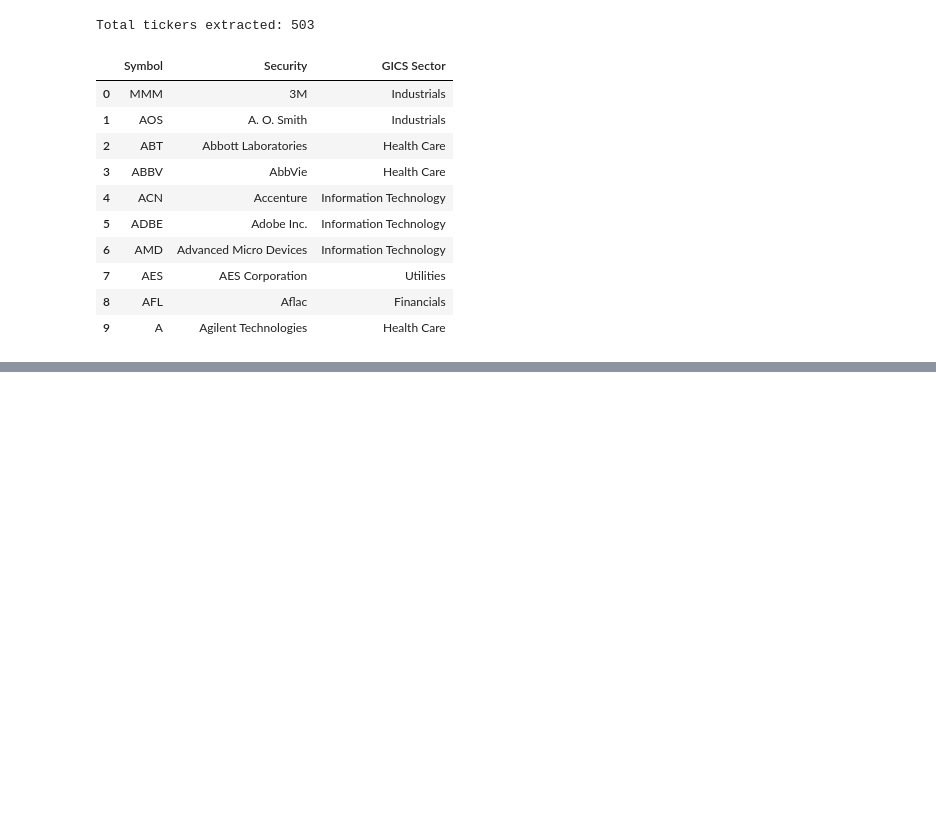
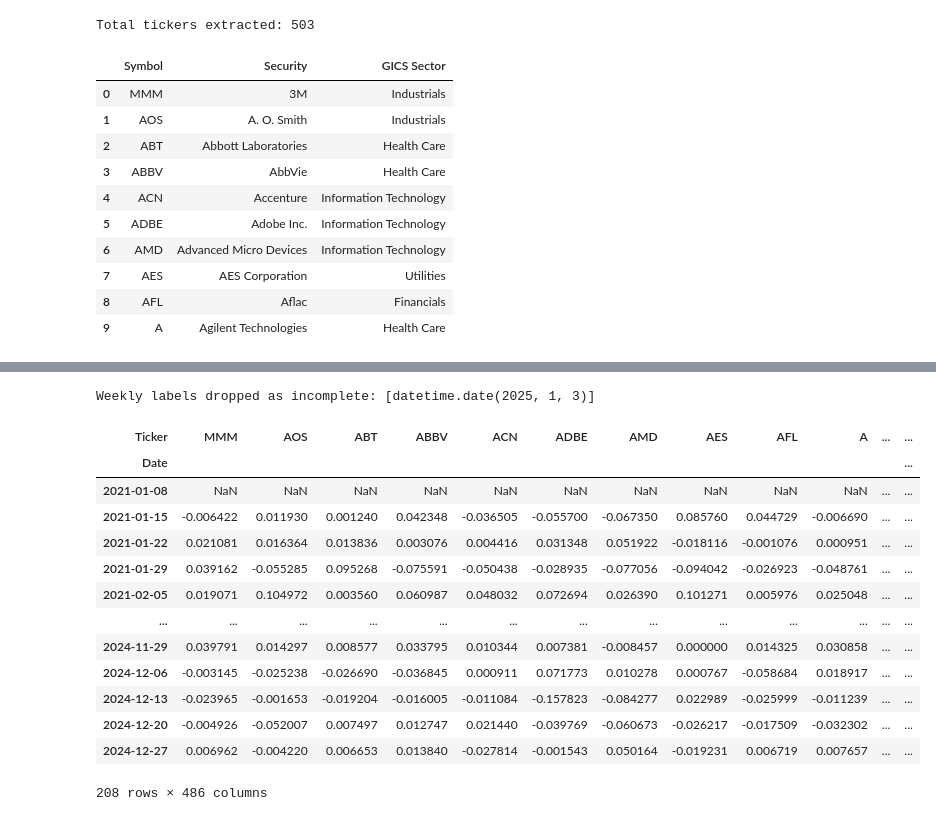
Before and after one commit to aidapassela/Market-Analysis-and-Stock-Segmentation-Using-RFM, a Jupyter notebook: cw1_sp500_rfm.ipynb, the cells around one changed output, grey strips where cells are left out. Cells and saved outputs as stored; diff of their text form; code cells hidden in the pictures; blank space fills up the shorter version.

```diff
--- a/cw1_sp500_rfm.ipynb
+++ b/cw1_sp500_rfm.ipynb
@@ -37,0 +385,5 @@ Total tickers extracted: 503
+# %%
+vol_all = pd.read_csv('data/raw_volume.csv.gz', index_col=0, parse_dates=True)
+for tk in chk.index[chk.zero_volume_days > 0]:
+    z = vol_all.index[vol_all[tk] == 0]
+    print(tk, '| zero-volume days:', len(z), '| first:', z.min().date(), '| last:', z.max().date())
@@ -37,0 +393,14 @@ Total tickers extracted: 503
+# %%
+# Corporate-action spot check. Close should show NO ~0.1x/0.05x jump on a split date (it is split-adjusted).
+# Dates are well-known split dates
+SPLITS = {'AMZN': '2022-06-06', 'GOOGL': '2022-07-18', 'TSLA': '2022-08-25',
+          'WMT': '2024-02-26', 'CMG': '2024-06-26', 'NVDA': '2024-06-10', 'AVGO': '2024-07-15'}
+rows = []
+for tk, d in SPLITS.items():
+    if tk in close_df.columns:
+        i = close_df.index.searchsorted(pd.Timestamp(d))
+        if 0 < i < len(close_df):
+            rows.append({'Ticker': tk, 'Date': close_df.index[i].date(),
+                         'Close_prev': close_df[tk].iloc[i-1], 'Close_on': close_df[tk].iloc[i],
+                         'Close_ratio': close_df[tk].iloc[i] / close_df[tk].iloc[i-1]})
+pd.DataFrame(rows)
@@ -37,0 +422,39 @@ Total tickers extracted: 503
+# %%
+import pandas as pd
+
+def calculate_weekly_returns(df1, shares=None):
+    """Calculate weekly returns from df1 (tickers as rows, dates as columns)."""
+    prices = df1 if shares is None else df1.loc[shares]
+
+    prices = prices.T.copy() # making a copy of the transpose dataset
+    prices.index = pd.to_datetime(prices.index)
+    prices = prices.sort_index()
+
+    weekly_prices = prices.resample("W-FRI").last()
+    return weekly_prices.pct_change(fill_method=None)
+# %%
+# All shares weekly returns
+weekly_returns = calculate_weekly_returns(df1)
+
+# ADDED: drop incomplete first/last calendar weeks (calendar rule, not hardcoded dates)
+labels   = weekly_returns.index
+complete = ((labels - pd.Timedelta(days=4)) >= pd.Timestamp(start)) & (labels <= END_INCL)
+print('Weekly labels dropped as incomplete:', [d.date() for d in labels[~complete]])
+weekly_returns = weekly_returns[complete]
+weekly_returns
+# %% [output]
+Weekly labels dropped as incomplete: [datetime.date(2025, 1, 3)]
+| Ticker | MMM | AOS | ABT | ABBV | ACN | ADBE | AMD | AES | AFL | A | ... | ... |
+| Date |  |  |  |  |  |  |  |  |  |  |  | ... |
+| 2021-01-08 | NaN | NaN | NaN | NaN | NaN | NaN | NaN | NaN | NaN | NaN | ... | ... |
+| 2021-01-15 | -0.006422 | 0.011930 | 0.001240 | 0.042348 | -0.036505 | -0.055700 | -0.067350 | 0.085760 | 0.044729 | -0.006690 | ... | ... |
+| 2021-01-22 | 0.021081 | 0.016364 | 0.013836 | 0.003076 | 0.004416 | 0.031348 | 0.051922 | -0.018116 | -0.001076 | 0.000951 | ... | ... |
+| 2021-01-29 | 0.039162 | -0.055285 | 0.095268 | -0.075591 | -0.050438 | -0.028935 | -0.077056 | -0.094042 | -0.026923 | -0.048761 | ... | ... |
+| 2021-02-05 | 0.019071 | 0.104972 | 0.003560 | 0.060987 | 0.048032 | 0.072694 | 0.026390 | 0.101271 | 0.005976 | 0.025048 | ... | ... |
+| ... | ... | ... | ... | ... | ... | ... | ... | ... | ... | ... | ... | ... |
+| 2024-11-29 | 0.039791 | 0.014297 | 0.008577 | 0.033795 | 0.010344 | 0.007381 | -0.008457 | 0.000000 | 0.014325 | 0.030858 | ... | ... |
+| 2024-12-06 | -0.003145 | -0.025238 | -0.026690 | -0.036845 | 0.000911 | 0.071773 | 0.010278 | 0.000767 | -0.058684 | 0.018917 | ... | ... |
+| 2024-12-13 | -0.023965 | -0.001653 | -0.019204 | -0.016005 | -0.011084 | -0.157823 | -0.084277 | 0.022989 | -0.025999 | -0.011239 | ... | ... |
+| 2024-12-20 | -0.004926 | -0.052007 | 0.007497 | 0.012747 | 0.021440 | -0.039769 | -0.060673 | -0.026217 | -0.017509 | -0.032302 | ... | ... |
+| 2024-12-27 | 0.006962 | -0.004220 | 0.006653 | 0.013840 | -0.027814 | -0.001543 | 0.050164 | -0.019231 | 0.006719 | 0.007657 | ... | ... |
+208 rows × 486 columns
```
Also changed, not shown: parts of 32 cells of this notebook.
